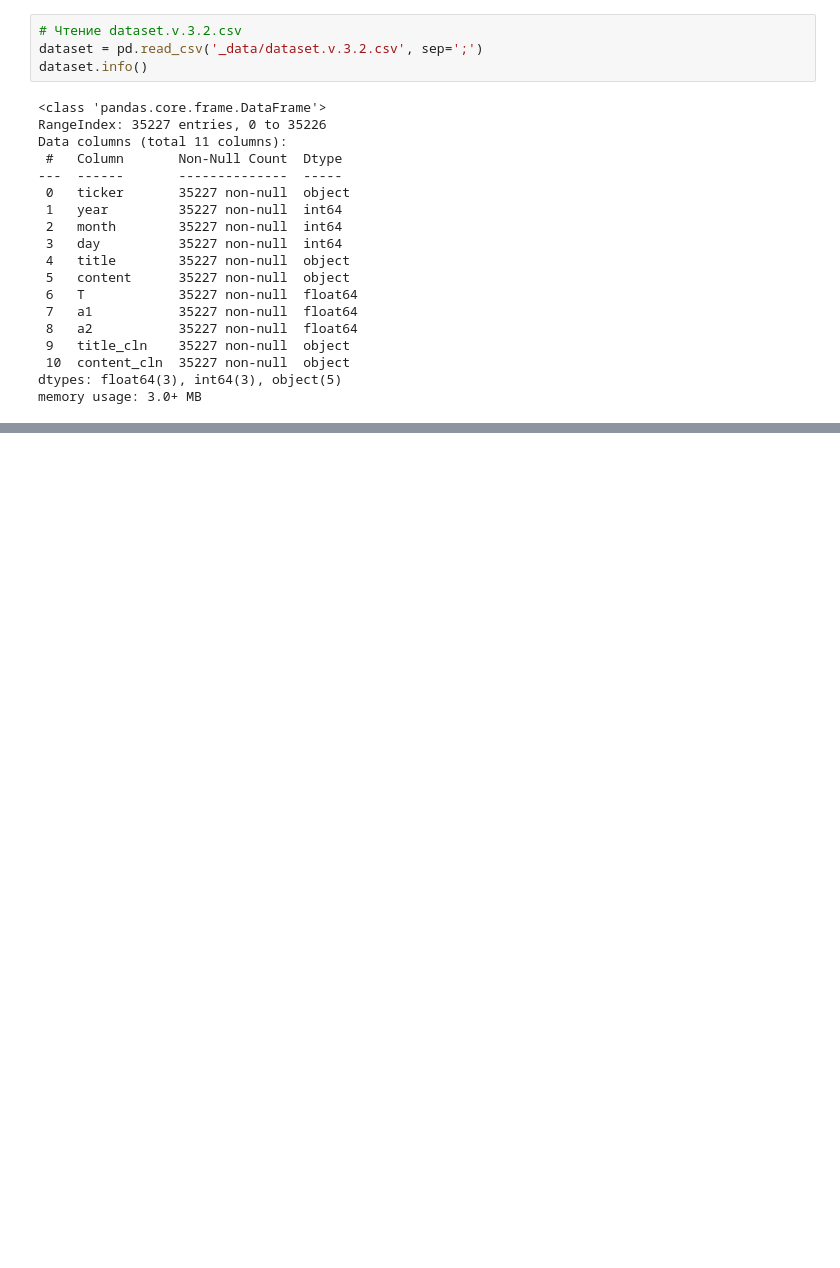
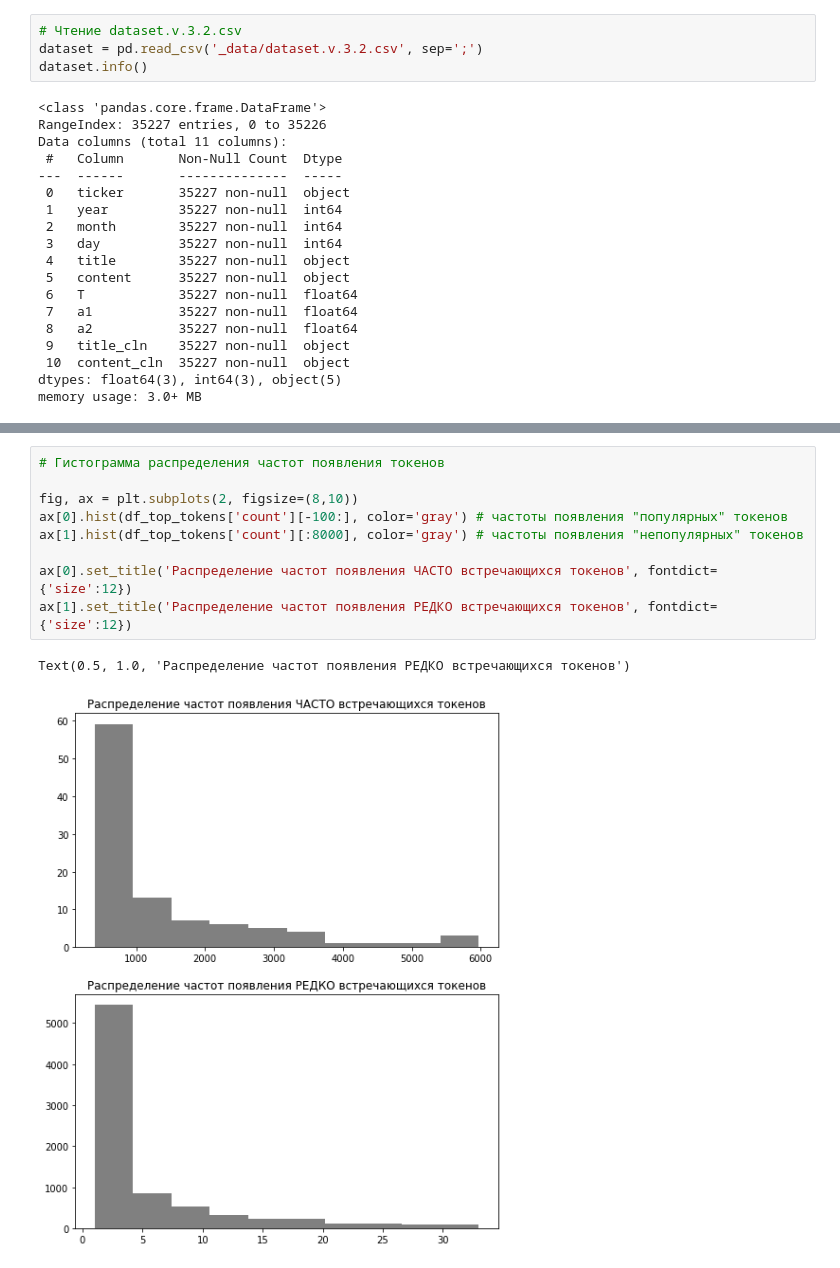
Before and after one commit to shabanovaeyu/Share-price-forecasing, a Jupyter notebook: logistic_regression.ipynb, the cells around one changed output, grey strips where cells are left out. Saved outputs shown, nothing was run; the diff lists cells and outputs as text; blank space fills up the shorter version.

```diff
--- a/logistic_regression.ipynb
+++ b/logistic_regression.ipynb
@@ -92,3 +183,15 @@ Kласс 1: 18381 примеров
+# %%
+# Гистограмма распределения частот появления токенов
+
+fig, ax = plt.subplots(2, figsize=(8,10))
+ax[0].hist(df_top_tokens['count'][-100:], color='gray') # частоты появления "популярных" токенов
+ax[1].hist(df_top_tokens['count'][:8000], color='gray') # частоты появления "непопулярных" токенов
+
+ax[0].set_title('Распределение частот появления ЧАСТО встречающихся токенов', fontdict={'size':12})
+ax[1].set_title('Распределение частот появления РЕДКО встречающихся токенов', fontdict={'size':12})
+# %% [output]
+Text(0.5, 1.0, 'Распределение частот появления РЕДКО встречающихся токенов')
+[figure, added]
 # %%
 # Логистическая регрессия без тюнинга С-параметра
 
```
Also changed, not shown: parts of 25 cells of this notebook.
